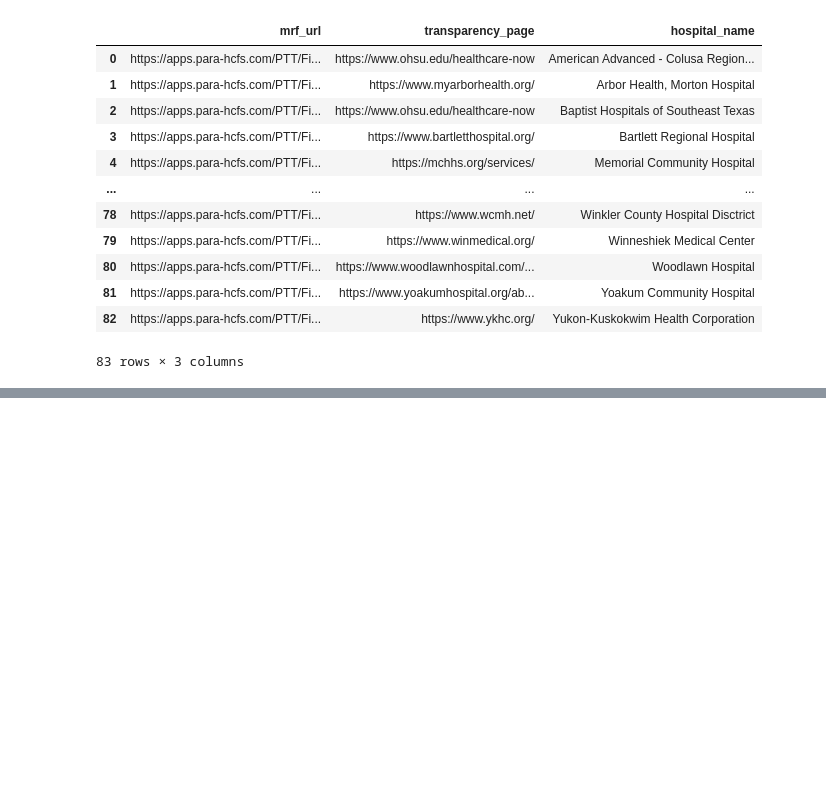
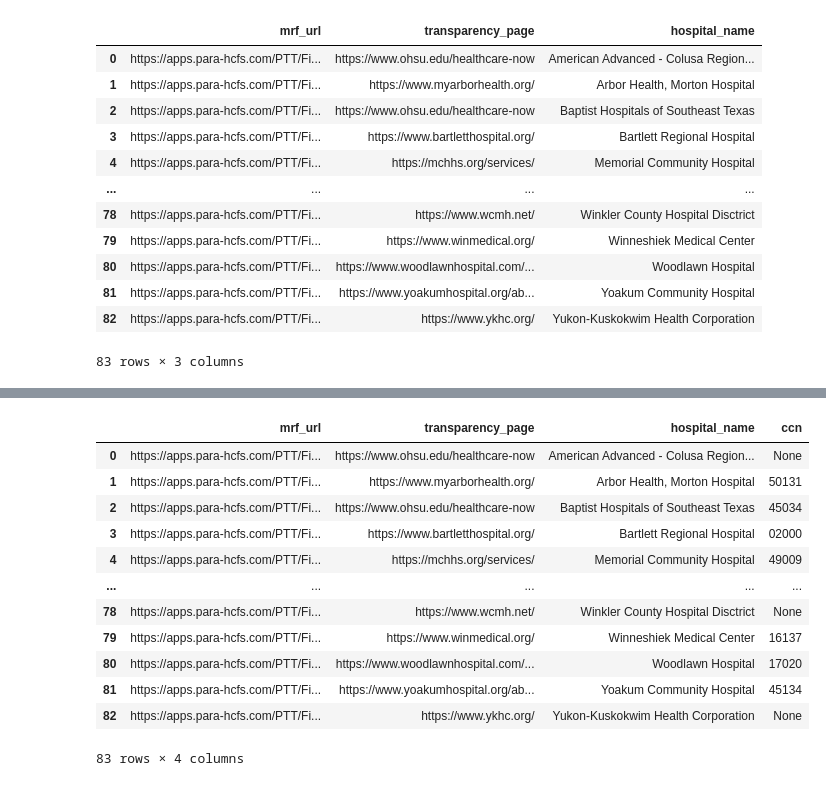
Before and after one commit to rl1987/dolthub-bounty-transparency-in-pricing, a Jupyter notebook: DetermineCCNs.ipynb, the cells around one changed output, grey strips where cells are left out. Cells and saved outputs as stored; diff of their text form; code cells hidden in the pictures; blank space fills up the shorter version.

```diff
--- a/DetermineCCNs.ipynb
+++ b/DetermineCCNs.ipynb
@@ -167,0 +137,16 @@ df[df['ccn'].isnull()].shape
+# %%
+df
+# %% [output]
+|  | mrf_url | transparency_page | hospital_name | ccn |
+| 0 | https://apps.para-hcfs.com/PTT/Fi... | https://www.ohsu.edu/healthcare-now | American Advanced - Colusa Region... | None |
+| 1 | https://apps.para-hcfs.com/PTT/Fi... | https://www.myarborhealth.org/ | Arbor Health, Morton Hospital | 50131 |
+| 2 | https://apps.para-hcfs.com/PTT/Fi... | https://www.ohsu.edu/healthcare-now | Baptist Hospitals of Southeast Texas | 45034 |
+| 3 | https://apps.para-hcfs.com/PTT/Fi... | https://www.bartletthospital.org/ | Bartlett Regional Hospital | 02000 |
+| 4 | https://apps.para-hcfs.com/PTT/Fi... | https://mchhs.org/services/ | Memorial Community Hospital | 49009 |
+| ... | ... | ... | ... | ... |
+| 78 | https://apps.para-hcfs.com/PTT/Fi... | https://www.wcmh.net/ | Winkler County Hospital Disctrict | None |
+| 79 | https://apps.para-hcfs.com/PTT/Fi... | https://www.winmedical.org/ | Winneshiek Medical Center | 16137 |
+| 80 | https://apps.para-hcfs.com/PTT/Fi... | https://www.woodlawnhospital.com/... | Woodlawn Hospital | 17020 |
+| 81 | https://apps.para-hcfs.com/PTT/Fi... | https://www.yoakumhospital.org/ab... | Yoakum Community Hospital | 45134 |
+| 82 | https://apps.para-hcfs.com/PTT/Fi... | https://www.ykhc.org/ | Yukon-Kuskokwim Health Corporation | None |
+83 rows × 4 columns
```
Also changed, not shown: parts of 2 cells of this notebook.
